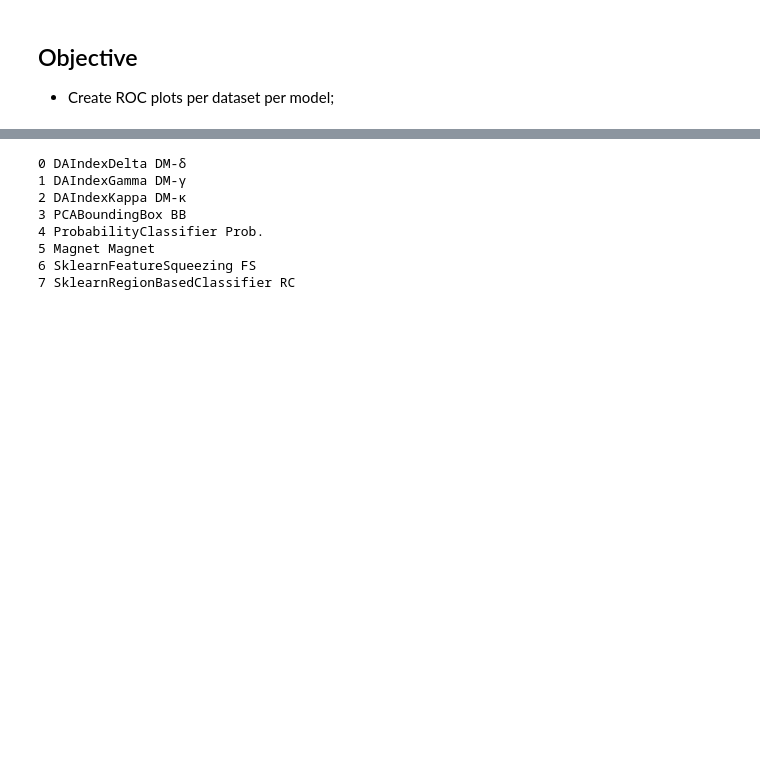
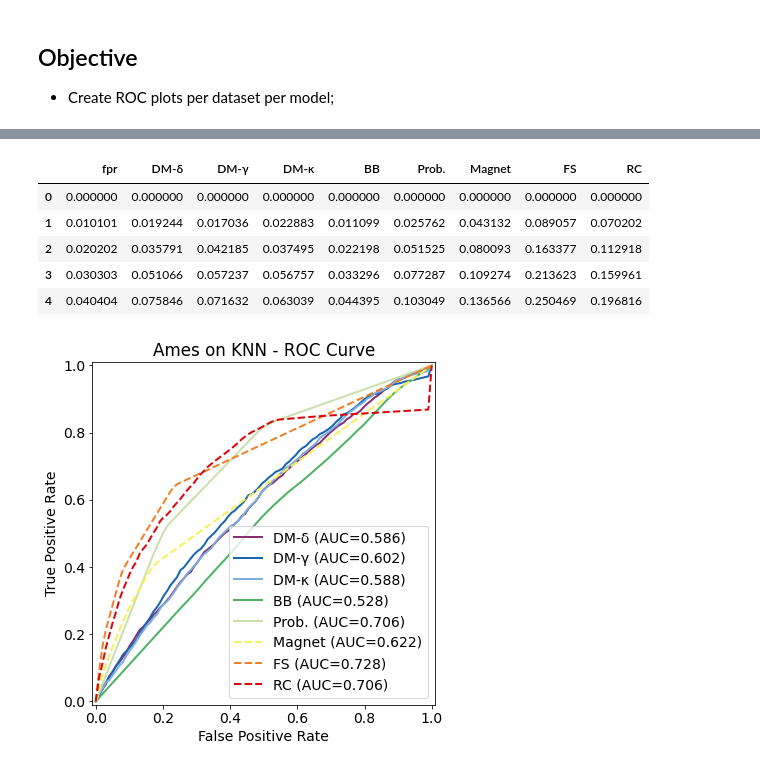
Before and after one commit to bonjuruu/applicabilityDomain, a Jupyter notebook: plot_results/roc/plot_roc.ipynb, the cells around one changed output, grey strips where cells are left out. Cells and saved outputs as stored; diff of their text form; code cells hidden in the pictures; blank space fills up the shorter version.

Commit message:
added plots for ROC curves

```diff
--- a/plot_results/roc/plot_roc.ipynb
+++ b/plot_results/roc/plot_roc.ipynb
@@ -39,7 +40,9 @@ AD_alias = ['DM-δ',
             'FS',
             'RC'
 ]
+AL = ['Magnet', 'FS', 'RC']
 DATASETS = ['Ames', 'BBBP', 'Cancer', 'CYP1A2', 'hERG', 'HIV', 'Liver']
+COLOURS = ['#882E72', '#1965B0', '#7BAFDE', '#4EB265', '#CAE0AB', '#F7F056', '#EE8026', '#DC050C']
 # %%
 def get_data_path(model, ad, dataset):
     """Return a full path of the ROC results;"""
@@ -97,13 +98,55 @@ Length: 100, dtype: float64
 # %%
-# Get a DataFrame that contains all AD method on 1 dataset and 1 classifier
-for i, (ad, ad_lbl) in enumerate(zip(AD, AD_alias)):
-    print(i, ad, ad_lbl)
+def get_df_roc(clf, dataset):
+    """Get a DataFrame that contains all AD method on 1 dataset and 1 classifier;"""
+    df_roc = pd.DataFrame({ 'fpr': np.linspace(0, 1, 100) })
+
+    for i, (ad, ad_lbl) in enumerate(zip(AD, AD_alias)):
+        # print(i, ad, ad_lbl)
+        _tpr = res = get_mean_tpr(clf, ad, dataset)
+        df_roc = pd.concat((df_roc, pd.DataFrame({ ad_lbl: _tpr })), axis=1)
+    return df_roc
+
+# Test function
+df_roc = get_df_roc(CLASSIFIERS[0], DATASETS[0])
+df_roc.head()
 # %% [output]
-0 DAIndexDelta DM-δ
-1 DAIndexGamma DM-γ
-2 DAIndexKappa DM-κ
-3 PCABoundingBox BB
-4 ProbabilityClassifier Prob.
-5 Magnet Magnet
-6 SklearnFeatureSqueezing FS
-7 SklearnRegionBasedClassifier RC
+|  | fpr | DM-δ | DM-γ | DM-κ | BB | Prob. | Magnet | FS | RC |
+| 0 | 0.000000 | 0.000000 | 0.000000 | 0.000000 | 0.000000 | 0.000000 | 0.000000 | 0.000000 | 0.000000 |
+| 1 | 0.010101 | 0.019244 | 0.017036 | 0.022883 | 0.011099 | 0.025762 | 0.043132 | 0.089057 | 0.070202 |
+| 2 | 0.020202 | 0.035791 | 0.042185 | 0.037495 | 0.022198 | 0.051525 | 0.080093 | 0.163377 | 0.112918 |
+| 3 | 0.030303 | 0.051066 | 0.057237 | 0.056757 | 0.033296 | 0.077287 | 0.109274 | 0.213623 | 0.159961 |
+| 4 | 0.040404 | 0.075846 | 0.071632 | 0.063039 | 0.044395 | 0.103049 | 0.136566 | 0.250469 | 0.196816 |
+# %%
+def plot_roc(clf, clf_alias, dataset, path_output, figsize=(6, 6), fontsize=14):
+    plt.rc("figure", autolayout=True, figsize=figsize)
+    plt.rcParams["font.size"] = fontsize
+
+    fig, ax = plt.subplots()
+
+    df_roc = get_df_roc(clf, dataset)
+    for i, ad in enumerate(df_roc.columns[1:]):
+        auc_score = auc(df_roc['fpr'], df_roc[ad])
+
+        # Dashed lines for all advx. defenses
+        ls = '--' if ad in AL else '-'
+
+        display = RocCurveDisplay(fpr=df_roc['fpr'], tpr=df_roc[ad], roc_auc=auc_score)
+        display.plot(ax=ax, alpha=1, lw=2, color=COLOURS[i], ls=ls, label=f"{ad} (AUC={auc_score:.3f})")
+
+    ax.set_aspect('equal')
+    ax.set(xlim=[-0.01, 1.01], ylim=[-0.01, 1.01])
+    ax.legend(loc="lower right")
+    ax.set_title(f'{dataset} on {clf_alias} - ROC Curve')
+    plt.tight_layout()
+    plt.savefig(path_output, dpi=300)
+
+
+# Test function
+clf = CLASSIFIERS[0]
+clf_alias = CLF_alias[0]
+dataset = DATASETS[0]
+path_roc = os.path.join(PATH_ROOT, 'plot_results', 'ames_knn_roc.pdf')
+plot_roc(clf, clf_alias, dataset, path_roc)
+os.remove(path_roc)
+# %% [output]
+[figure, added]
```
Also changed, not shown: parts of 4 cells of this notebook, 28 other files.
